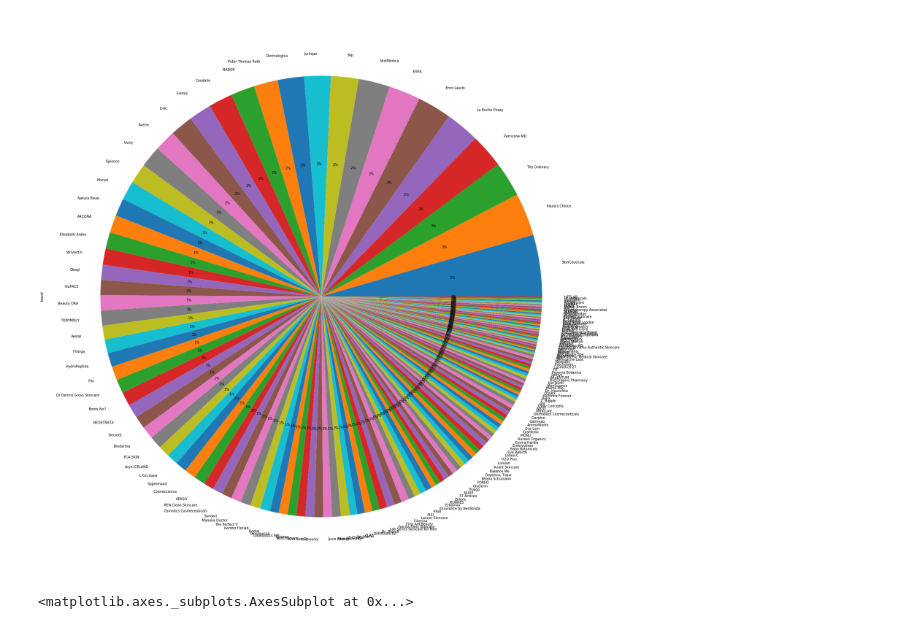
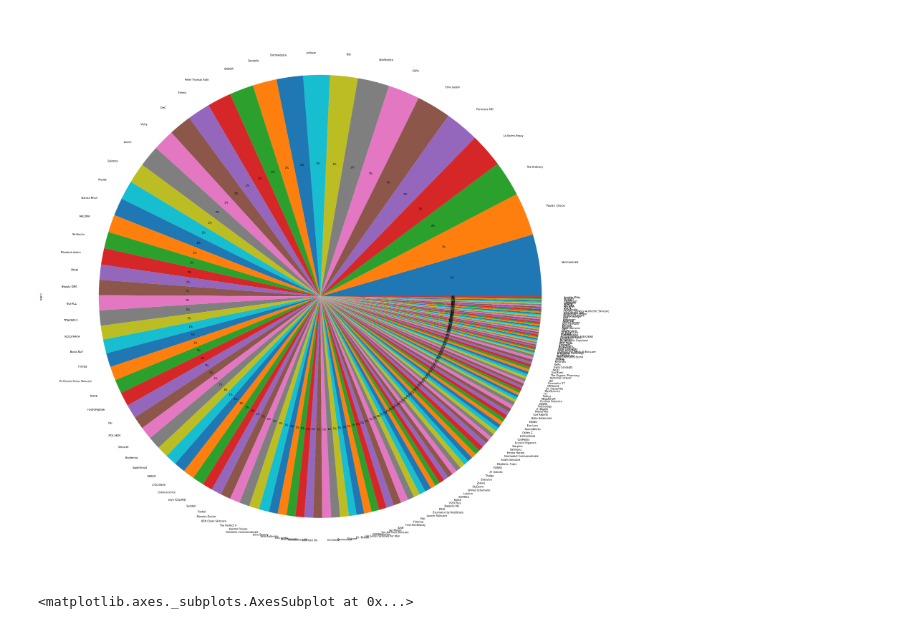
Before and after one commit to mackenziemitchell6/SkinCareRoutine, a Jupyter notebook: _EDA.ipynb, the cells around one changed output. Saved outputs shown, nothing was run; the diff lists cells and outputs as text; code cells hidden in the pictures.

```diff
--- a/_EDA.ipynb
+++ b/_EDA.ipynb
@@ -41,11 +43,11 @@ def type_problem_histogram(df,title):
     print(dictprobs)
     return sns.barplot(x=list(dictprobs.keys()),y=list(dictprobs.values()))
 # %%
-plt.figure(figsize=(30,30))
+plt.figure(figsize=(40,40))
 df.brand.value_counts().plot(kind='pie', autopct='%1.0f%%')
 plt.savefig('VennDiagram_AllBrands.png')
 # %% [output]
-[figure, old version]
+[figure, new version]
 # %%
 plt.figure(figsize=(10,10))
 sns.distplot(df.brand.value_counts())
```
Also changed, not shown: parts of 2 cells of this notebook, 5 other files.
